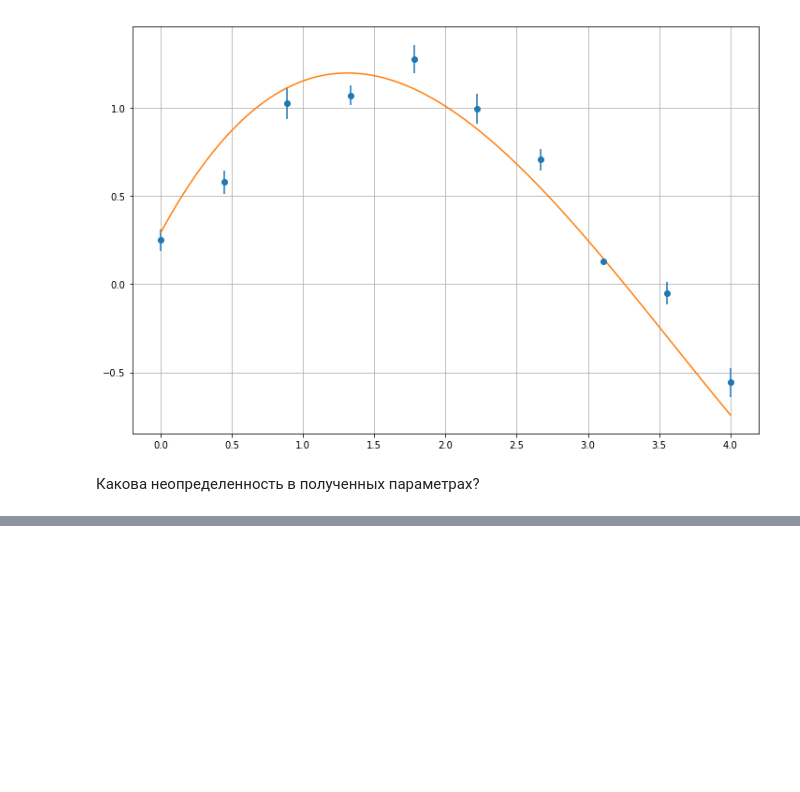
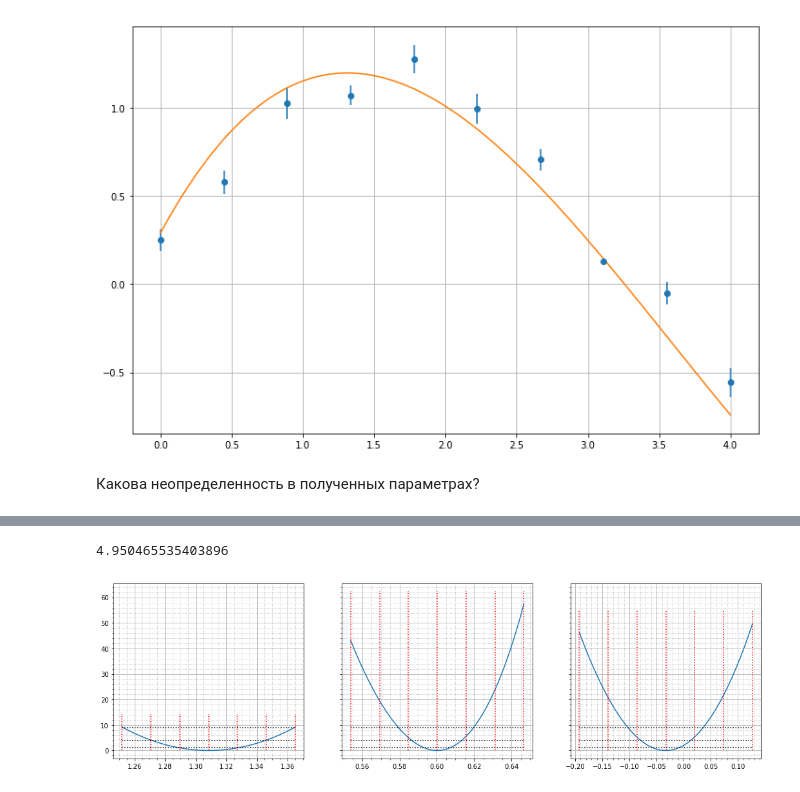
Before and after one commit to ArtificialQI/lectures2020, a Jupyter notebook: L9_Opimization.ipynb, the cells around one changed output, grey strips where cells are left out. Cells and saved outputs as stored; diff of their text form; code cells hidden in the pictures; blank space fills up the shorter version.

```diff
--- a/L9_Opimization.ipynb
+++ b/L9_Opimization.ipynb
@@ -371,0 +390,8 @@ for i, a in enumerate(ax):
+# %%
+m = Minuit(
+    chisq, errordef=1,
+    a=a0,         error_a=0.1,
+    omega=omega0, error_omega=0.1,
+    phi0=phi00,   error_phi0=0.1)
+mres = m.migrad()
+mres
@@ -372,21 +409,28 @@ for i, a in enumerate(ax):
+# %%
+pvals = [item.value for item in mres.params]
+chisq(*pvals)
+# %% [output]
+4.950465535403896
 # %%
-fig, ax = plt.subplots(ncols=3, figsize=(18, 5))
-
+fig, ax = plt.subplots(ncols=3, figsize=(18, 5), sharey=True)
+nsgima = 3
 for i, a in enumerate(ax):
-    p1, s1 = pars[i%3], np.sqrt(covar[i%3,i%3])
-    p2, s2 = pars[(i+1)%3], np.sqrt(covar[(i+1)%3,(i+1)%3])
-    x, y = np.meshgrid(
-        np.linspace(p1 - 3*s1, p1 + 3*s1, 30)
-        np.linspace(p2 - 3*s2, p2 + 3*s2, 30)
-    )
-    parr =
+    a.minorticks_on()
+    a.grid(which='major')
+    a.grid(which='minor', linestyle=':')
+    p0, s0 = mres.params[i].value, mres.params[i].error
+    parr = np.linspace(p0 - s0*nsgima, p0 + s0*nsgima, 100)
     chiarr = []
-    pars_copy = pars.copy()
+    pvals = [item.value for item in mres.params]
     for val in parr:
-        pars_copy[i] = val
-        chiarr.append(chisq(*pars_copy))
+        pvals[i] = val
+        chiarr.append(chisq(*pvals))
 
     a.plot(parr, chiarr - np.min(chiarr));
 
     for j in range(-3, 4):
         a.plot([p0 + j*s0, p0 + j*s0], [0, np.max(chiarr)], 'r:')
+    for j in range(1, 4):
+        a.plot([parr[0], parr[-1]], [j**2, j**2], 'k:')
+# %% [output]
+[figure, added]
```
Also changed, not shown: parts of 30 cells of this notebook.
